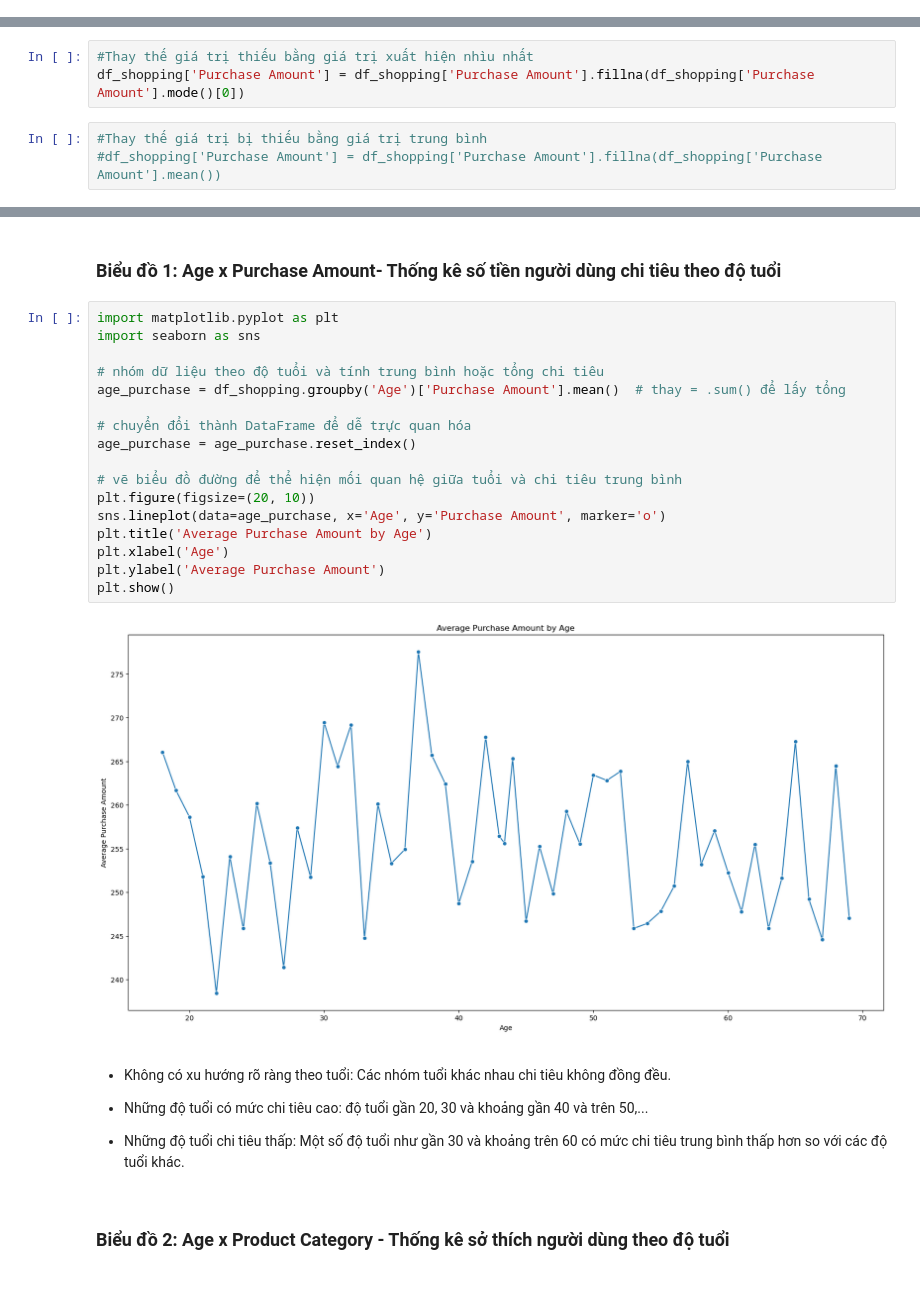
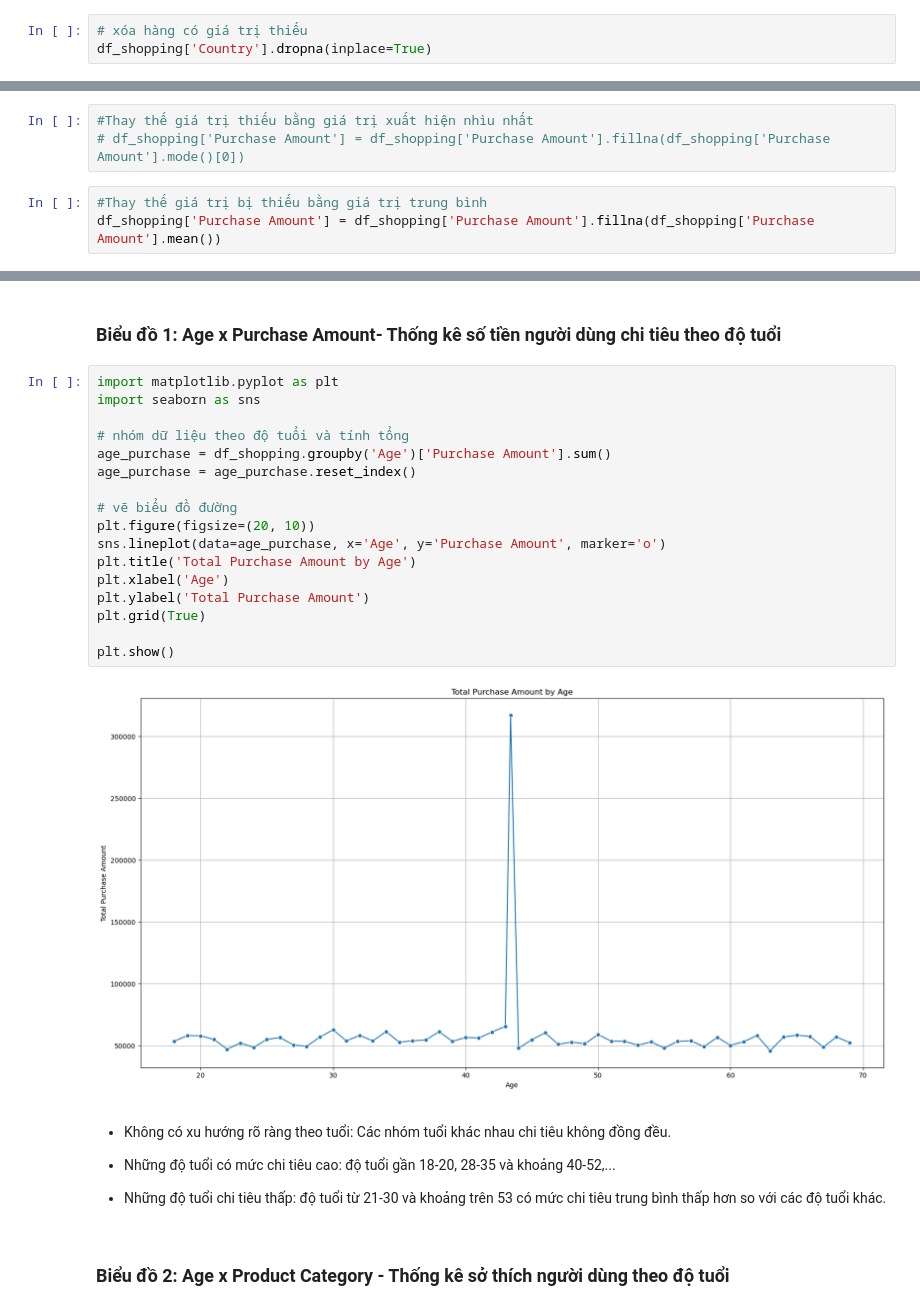
Before and after one commit to VanhHoang/streamlit_web, a Jupyter notebook: Streamlit_ Matplotlib.ipynb, the cells around one changed output, grey strips where cells are left out. Drawn from its saved outputs; the diff is of its cells as text.

```diff
--- a/Streamlit_ Matplotlib.ipynb
+++ b/Streamlit_ Matplotlib.ipynb
@@ -250,5 +260,8 @@ df_shopping['Age'] = df_shopping['Age'].fillna(df_shopping['Age'].mean())
 df_shopping = df_shopping.dropna(subset=['Gender'])
 # %% [markdown]
 ### Xử lý thuộc tính Country
+# %%
+# xóa hàng có giá trị thiếu
+df_shopping['Country'].dropna(inplace=True)
 # %% [markdown]
 ### Xử lý thuộc tính Purchase Amount
@@ -259,9 +268,9 @@ df_shopping["Purchase Amount"].isnull().sum()
 # %%
 #Thay thế giá trị thiếu bằng giá trị xuất hiện nhìu nhất
-df_shopping['Purchase Amount'] = df_shopping['Purchase Amount'].fillna(df_shopping['Purchase Amount'].mode()[0])
+# df_shopping['Purchase Amount'] = df_shopping['Purchase Amount'].fillna(df_shopping['Purchase Amount'].mode()[0])
 # %%
 #Thay thế giá trị bị thiếu bằng giá trị trung bình
-#df_shopping['Purchase Amount'] = df_shopping['Purchase Amount'].fillna(df_shopping['Purchase Amount'].mean())
+df_shopping['Purchase Amount'] = df_shopping['Purchase Amount'].fillna(df_shopping['Purchase Amount'].mean())
 # %% [markdown]
 ### Xử lý thuộc tính Purchase Date
 # %%
@@ -326,29 +335,29 @@ dtype: int64
 # %%
 import matplotlib.pyplot as plt
 import seaborn as sns
 
-# nhóm dữ liệu theo độ tuổi và tính trung bình hoặc tổng chi tiêu
-age_purchase = df_shopping.groupby('Age')['Purchase Amount'].mean()  # thay = .sum() để lấy tổng
-
-# chuyển đổi thành DataFrame để dễ trực quan hóa
+# nhóm dữ liệu theo độ tuổi và tính tổng
+age_purchase = df_shopping.groupby('Age')['Purchase Amount'].sum()
 age_purchase = age_purchase.reset_index()
 
-# vẽ biểu đồ đường để thể hiện mối quan hệ giữa tuổi và chi tiêu trung bình
+# vẽ biểu đồ đường
 plt.figure(figsize=(20, 10))
 sns.lineplot(data=age_purchase, x='Age', y='Purchase Amount', marker='o')
-plt.title('Average Purchase Amount by Age')
+plt.title('Total Purchase Amount by Age')
 plt.xlabel('Age')
-plt.ylabel('Average Purchase Amount')
+plt.ylabel('Total Purchase Amount')
+plt.grid(True)
+
 plt.show()
 # %% [output]
-[figure, old version]
+[figure, new version]
 # %% [markdown]
 
 - Không có xu hướng rõ ràng theo tuổi: Các nhóm tuổi khác nhau chi tiêu không đồng đều.
 
-- Những độ tuổi có mức chi tiêu cao: độ tuổi gần 20, 30 và khoảng gần 40 và trên 50,...
+- Những độ tuổi có mức chi tiêu cao: độ tuổi gần 18-20, 28-35 và khoảng 40-52,...
 
-- Những độ tuổi chi tiêu thấp: Một số độ tuổi như gần 30 và khoảng trên 60 có mức chi tiêu trung bình thấp hơn so với các độ tuổi khác.
+- Những độ tuổi chi tiêu thấp: độ tuổi từ 21-30 và khoảng trên 53 có mức chi tiêu trung bình thấp hơn so với các độ tuổi khác.
 # %% [markdown]
 ### Biểu đồ 2: Age x Product Category - Thống kê sở thích người dùng theo độ tuổi
 # %%
```
Also changed, not shown: parts of 26 cells of this notebook.
